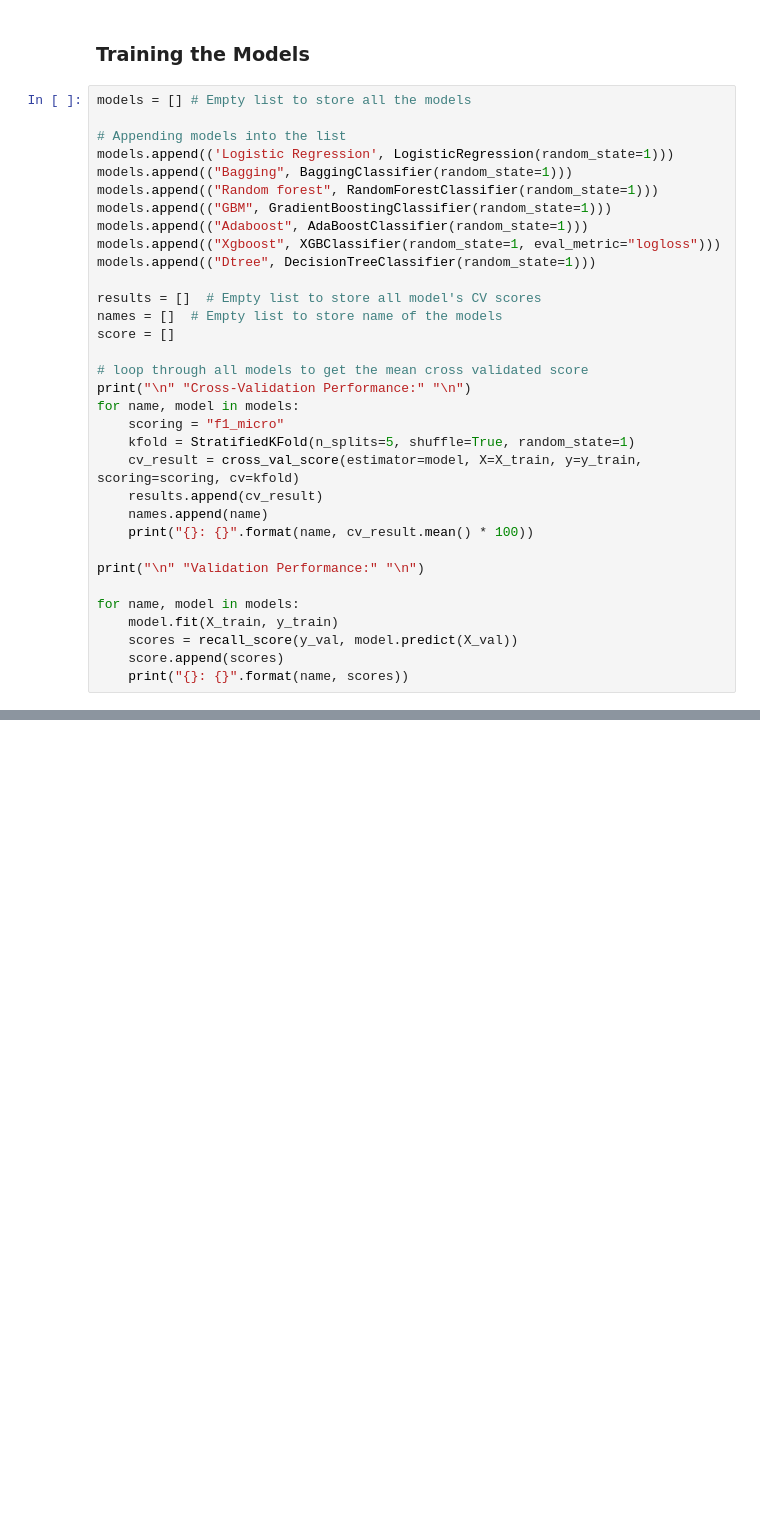
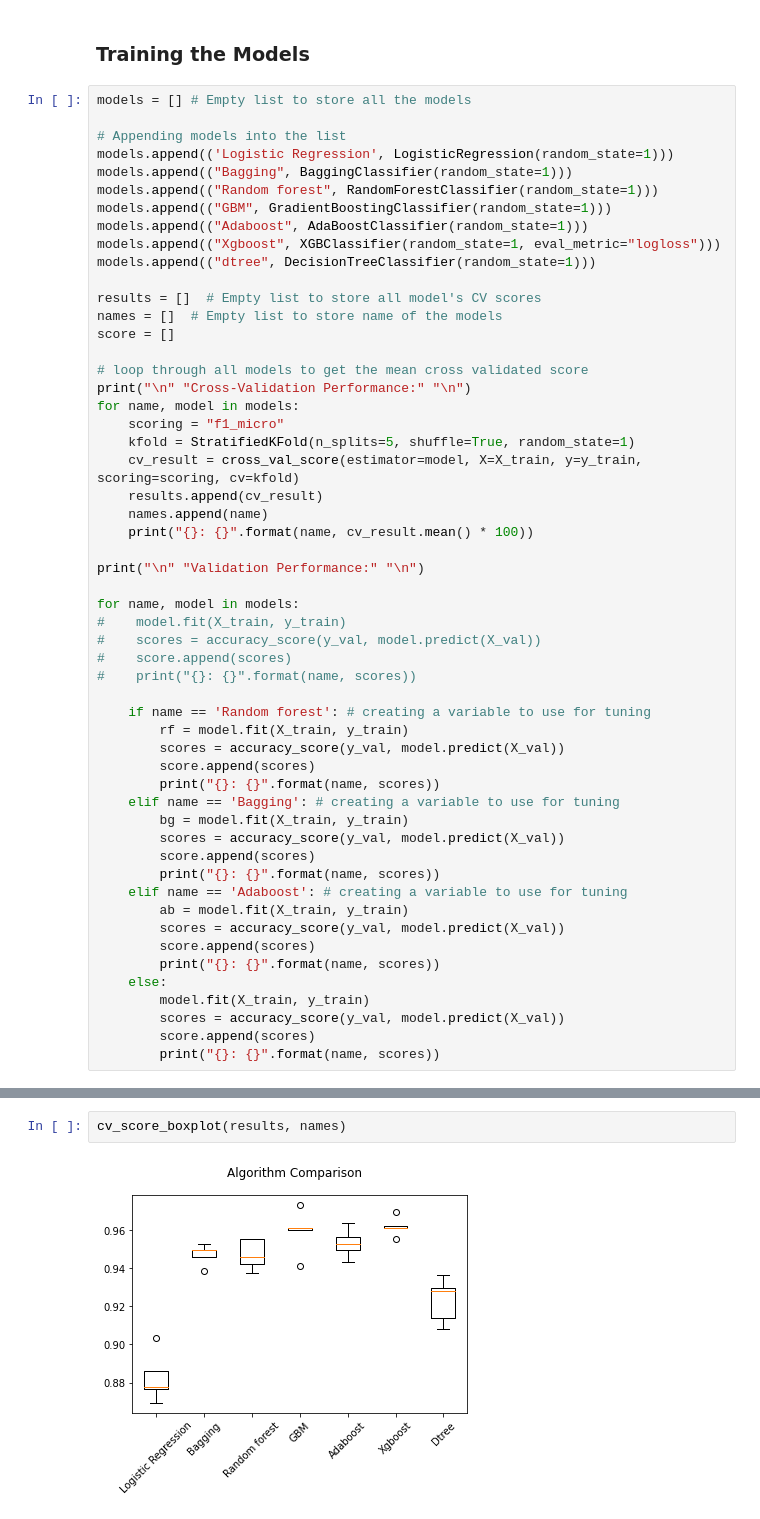
Before and after one commit to jarato123/AI-Class, a Jupyter notebook: Feature Selection, Model Selection and Tuning/fs-ms-tuning-final.ipynb, the cells around one changed output, grey strips where cells are left out. Cells and saved outputs as stored; diff of their text form; blank space fills up the shorter version.

```diff
--- a/Feature Selection, Model Selection and Tuning/fs-ms-tuning-final.ipynb
+++ b/Feature Selection, Model Selection and Tuning/fs-ms-tuning-final.ipynb
@@ -785,7 +801,7 @@ models.append(("Random forest", RandomForestClassifier(random_state=1)))
 models.append(("GBM", GradientBoostingClassifier(random_state=1)))
 models.append(("Adaboost", AdaBoostClassifier(random_state=1)))
 models.append(("Xgboost", XGBClassifier(random_state=1, eval_metric="logloss")))
-models.append(("Dtree", DecisionTreeClassifier(random_state=1)))
+models.append(("dtree", DecisionTreeClassifier(random_state=1)))
 
 results = []  # Empty list to store all model's CV scores
 names = []  # Empty list to store name of the models
@@ -804,10 +820,31 @@ for name, model in models:
 print("\n" "Validation Performance:" "\n")
 
 for name, model in models:
-    model.fit(X_train, y_train)
-    scores = recall_score(y_val, model.predict(X_val))
-    score.append(scores)
-    print("{}: {}".format(name, scores))
+#    model.fit(X_train, y_train)
+#    scores = accuracy_score(y_val, model.predict(X_val))
+#    score.append(scores)
+#    print("{}: {}".format(name, scores))
+
+    if name == 'Random forest': # creating a variable to use for tuning
+        rf = model.fit(X_train, y_train)
+        scores = accuracy_score(y_val, model.predict(X_val))
+        score.append(scores)
+        print("{}: {}".format(name, scores))
+    elif name == 'Bagging': # creating a variable to use for tuning
+        bg = model.fit(X_train, y_train)
+        scores = accuracy_score(y_val, model.predict(X_val))
+        score.append(scores)
+        print("{}: {}".format(name, scores))
+    elif name == 'Adaboost': # creating a variable to use for tuning
+        ab = model.fit(X_train, y_train)
+        scores = accuracy_score(y_val, model.predict(X_val))
+        score.append(scores)
+        print("{}: {}".format(name, scores))
+    else:
+        model.fit(X_train, y_train)
+        scores = accuracy_score(y_val, model.predict(X_val))
+        score.append(scores)
+        print("{}: {}".format(name, scores))
 # %% [output]
 Cross-Validation Performance:
 
@@ -846,0 +869,4 @@ plt.show()
+# %%
+cv_score_boxplot(results, names)
+# %% [output]
+[figure, added]
```
Also changed, not shown: parts of 31 cells of this notebook.
